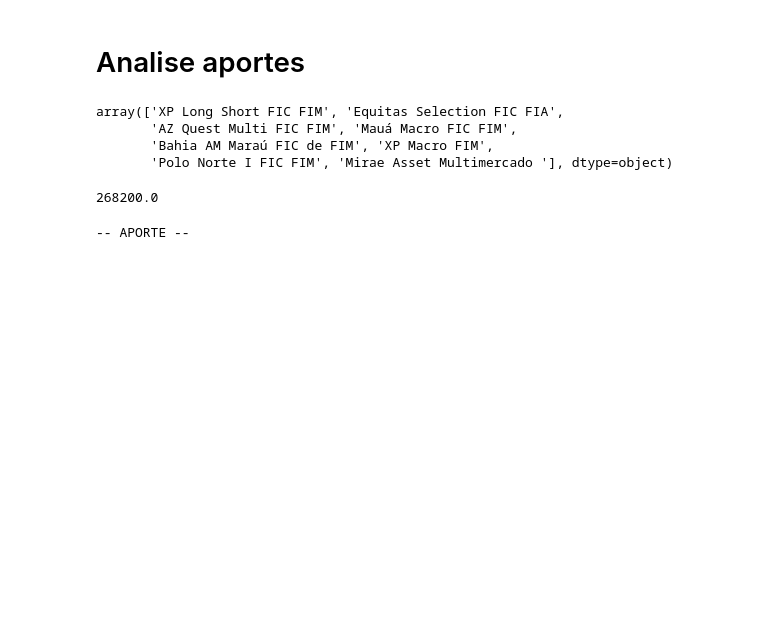
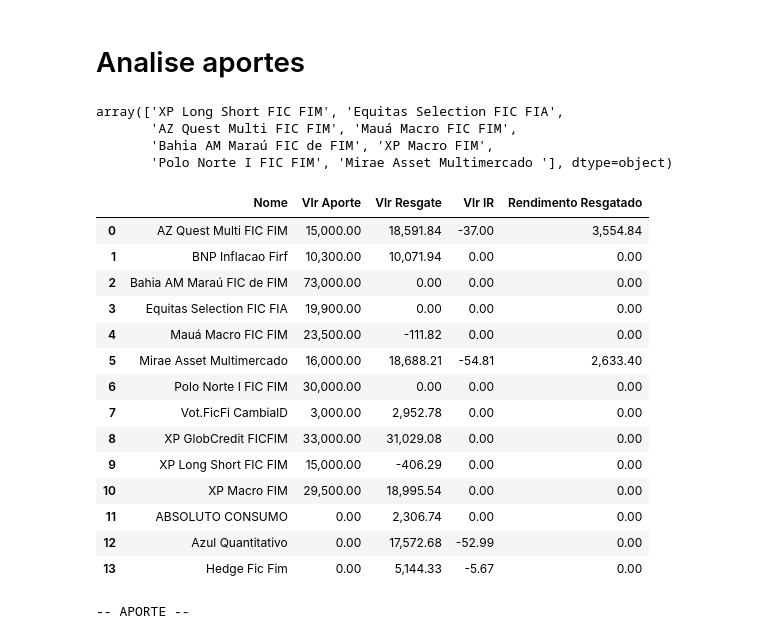
Before and after one commit to gabrielmlg/finance-app, a Jupyter notebook: notebooks/sandbox.ipynb, the cells around one changed output. Saved outputs shown, nothing was run; the diff lists cells and outputs as text; code cells hidden in the pictures; blank space fills up the shorter version.

```diff
--- a/notebooks/sandbox.ipynb
+++ b/notebooks/sandbox.ipynb
@@ -397,45 +397,71 @@ def get_fi_extract(df):
     df_  = df[df['Descricao'].str.contains('TED APLICA')]
     df_['Nome'] = df_['Descricao'].apply(map_fi)
 
-    df_draw = df[df['Descricao'].str.contains('RESGATE')]
+    df_draw = df[df['Descricao'].str.contains('RESGATE')].drop(df[df['Descricao'].str.contains('IRRF S/RESGATE FUNDOS')].index)
+    df_draw_ir = df[df['Descricao'].str.contains('IRRF S/RESGATE FUNDOS')]
     df_draw['Nome'] = df_draw['Descricao'].apply(map_fi)
+    df_draw_ir['Nome'] = df_draw_ir['Descricao'].apply(map_fi)
     #df_['Nome'] = df_['Descricao'].map(lambda x: x.str.contains(fi_dict[0]))
-    return df_, df_draw
+    return df_, df_draw, df_draw_ir
 
 def extrato_fis(df):
-    df_fi_aportes, df_fi_resgates = get_fi_extract(df)
+    df_fi_aportes, df_fi_resgates, df_fi_ir = get_fi_extract(df)
     df_fi_aportes = df_fi_aportes.groupby('Nome')\
                                     .agg({'Valor': 'sum'})\
                                     .reset_index()\
                                     .rename(columns={'Valor': 'Vlr Aporte'})
 
     df_fi_resgates = df_fi_resgates.groupby('Nome')\
                                     .agg({'Valor': 'sum'})\
                                     .reset_index()\
                                     .rename(columns={'Valor': 'Vlr Resgate'})
 
+    df_fi_ir = df_fi_ir.groupby('Nome')\
+                                    .agg({'Valor': 'sum'})\
+                                    .reset_index()\
+                                    .rename(columns={'Valor': 'Vlr IR'})
+
     df_group = df_fi_aportes.merge(
                                 df_fi_resgates,
                                 how='outer',
                                 left_on='Nome',
-                                right_on='Nome')
+                                right_on='Nome')\
+                            .merge(df_fi_ir,
+                                    how='left',
+                                    left_on='Nome',
+                                    right_on='Nome'
+                            )
 
     #display(df_fi_aportes)
     #display(df_fi_resgates)
 
     df_group['Vlr Aporte'] = df_group['Vlr Aporte'].abs()
-    df_group['Rendimento'] = df_group['Vlr Resgate'] - df_group['Vlr Aporte']
-    df_group['Rendimento'] = df_group['Rendimento'].fillna(0)
+    df_group['Rendimento Resgatado'] = df_group['Vlr Resgate'] - df_group['Vlr Aporte'] - df_group['Vlr IR'].abs()
+    df_group['Rendimento Resgatado'] = df_group['Rendimento Resgatado'].fillna(0)
     # df_group[df_group['Vlr Aporte'].isnull()]['Vlr Aporte'] = df_group[df_group['Vlr Aporte'].isnull()]['Vlr Resgate']
 
-    return df_group
+    return df_group.fillna(0)
 
 extrato_fi = extrato_fis(extract)
 
 
 extrato_fi
 # %% [output]
-268200.0
+|  | Nome | Vlr Aporte | Vlr Resgate | Vlr IR | Rendimento Resgatado |
+| 0 | AZ Quest Multi FIC FIM | 15,000.00 | 18,591.84 | -37.00 | 3,554.84 |
+| 1 | BNP Inflacao Firf | 10,300.00 | 10,071.94 | 0.00 | 0.00 |
+| 2 | Bahia AM Maraú FIC de FIM | 73,000.00 | 0.00 | 0.00 | 0.00 |
+| 3 | Equitas Selection FIC FIA | 19,900.00 | 0.00 | 0.00 | 0.00 |
+| 4 | Mauá Macro FIC FIM | 23,500.00 | -111.82 | 0.00 | 0.00 |
+| 5 | Mirae Asset Multimercado | 16,000.00 | 18,688.21 | -54.81 | 2,633.40 |
+| 6 | Polo Norte I FIC FIM | 30,000.00 | 0.00 | 0.00 | 0.00 |
+| 7 | Vot.FicFi CambialD | 3,000.00 | 2,952.78 | 0.00 | 0.00 |
+| 8 | XP GlobCredit FICFIM | 33,000.00 | 31,029.08 | 0.00 | 0.00 |
+| 9 | XP Long Short FIC FIM | 15,000.00 | -406.29 | 0.00 | 0.00 |
+| 10 | XP Macro FIM | 29,500.00 | 18,995.54 | 0.00 | 0.00 |
+| 11 | ABSOLUTO CONSUMO | 0.00 | 2,306.74 | 0.00 | 0.00 |
+| 12 | Azul Quantitativo | 0.00 | 17,572.68 | -52.99 | 0.00 |
+| 13 | Hedge Fic Fim | 0.00 | 5,144.33 | -5.67 | 0.00 |
 # %%
 display()
 # %%
```
Also changed, not shown: parts of 1 cell of this notebook, 2 other files.
